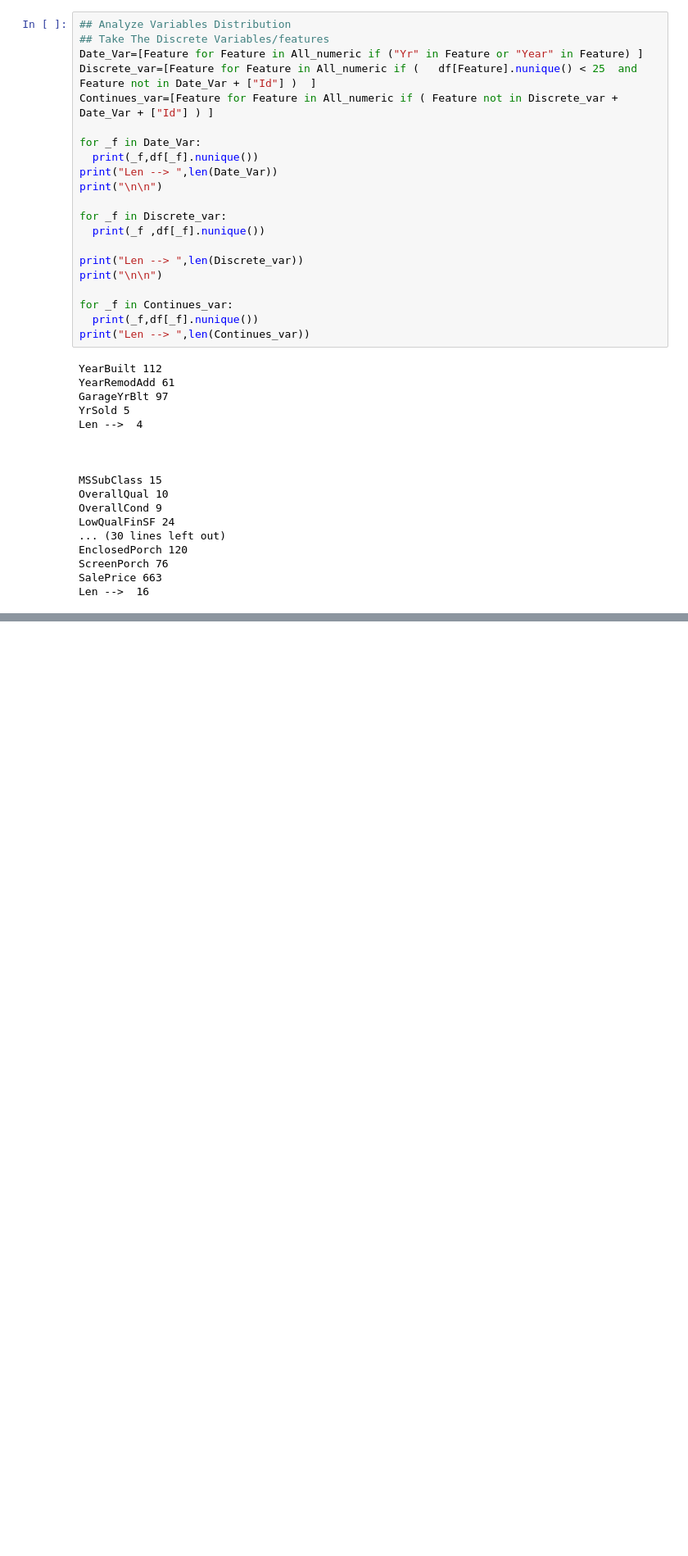
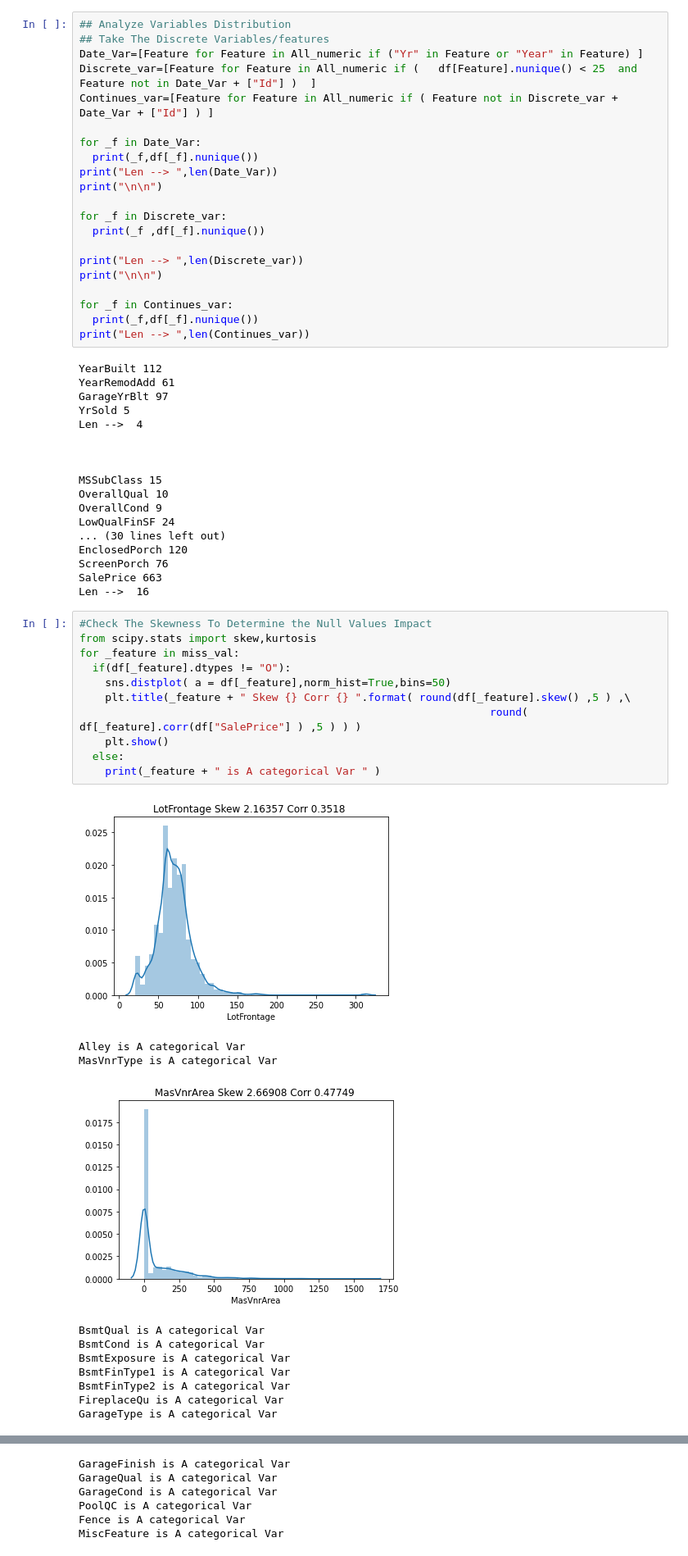
Before and after one commit to Xwyzworms/Regression, a Jupyter notebook: AdvancedRegression.ipynb, the cells around one changed output, grey strips where cells are left out. Shown at 82% size. Cells and saved outputs as stored; diff of their text form; blank space fills up the shorter version.

```diff
--- a/AdvancedRegression.ipynb
+++ b/AdvancedRegression.ipynb
@@ -135,3 +131,26 @@ EnclosedPorch 120
 ScreenPorch 76
 SalePrice 663
 Len -->  16
+# %%
+#Check The Skewness To Determine the Null Values Impact
+from scipy.stats import skew,kurtosis
+for _feature in miss_val:
+  if(df[_feature].dtypes != "O"):
+    sns.distplot( a = df[_feature],norm_hist=True,bins=50)
+    plt.title(_feature + " Skew {} Corr {} ".format( round(df[_feature].skew() ,5 ) ,\
+                                                                round( df[_feature].corr(df["SalePrice"] ) ,5 ) ) )
+    plt.show()
+  else:
+    print(_feature + " is A categorical Var " )
+# %% [output]
+[figure, added]
+Alley is A categorical Var
+MasVnrType is A categorical Var
+[figure, added]
+BsmtQual is A categorical Var
+BsmtCond is A categorical Var
+BsmtExposure is A categorical Var
+BsmtFinType1 is A categorical Var
+BsmtFinType2 is A categorical Var
+FireplaceQu is A categorical Var
+GarageType is A categorical Var
@@ -137,0 +158,6 @@ Len -->  16
+GarageFinish is A categorical Var
+GarageQual is A categorical Var
+GarageCond is A categorical Var
+PoolQC is A categorical Var
+Fence is A categorical Var
+MiscFeature is A categorical Var
```
Also changed, not shown: parts of 10 cells of this notebook.
